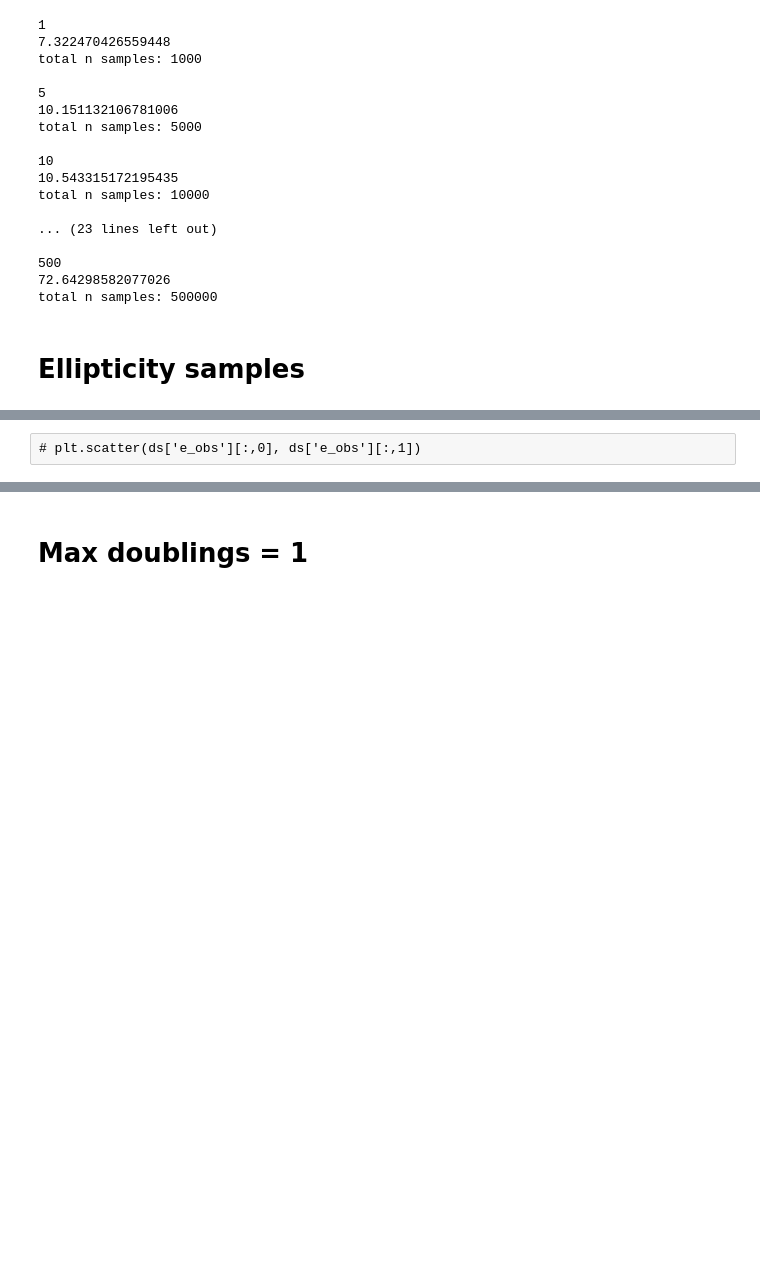
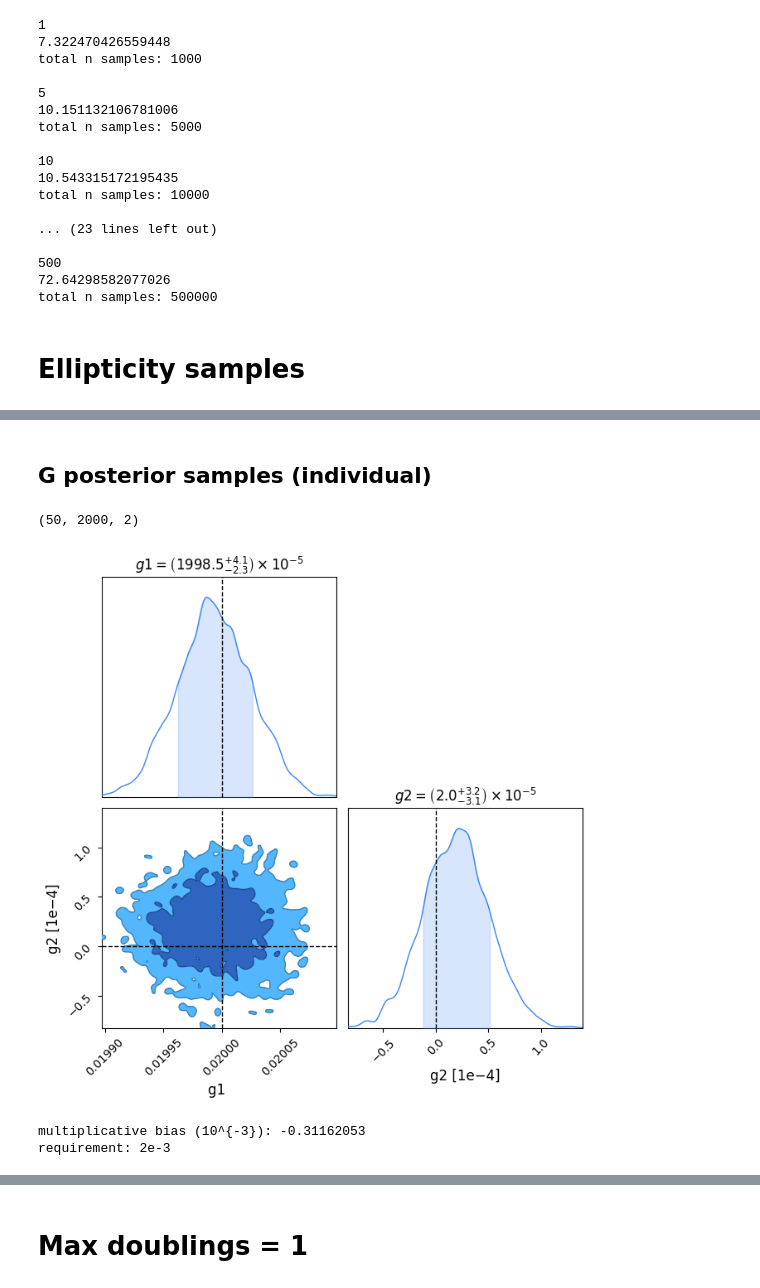
Before and after one commit to LSSTDESC/BPD, a Jupyter notebook: notebooks/summary-results1.ipynb, the cells around one changed output, grey strips where cells are left out. Saved outputs shown, nothing was run; the diff lists cells and outputs as text; code cells hidden in the pictures; blank space fills up the shorter version.

```diff
--- a/notebooks/summary-results1.ipynb
+++ b/notebooks/summary-results1.ipynb
@@ -331,2 +340,2 @@ array([0.02034446, 0.02028667, 0.0204868 , 0.02034175, 0.02041131,
-# %% [raw]
-# plt.scatter(ds['e_obs'][:,0], ds['e_obs'][:,1])
+# %% [markdown]
+## G posterior samples (individual)
@@ -333 +344,19 @@ array([0.02034446, 0.02028667, 0.0204868 , 0.02034175, 0.02041131,
+# %%
+g_samples.shape
+# %% [output]
+(50, 2000, 2)
+# %%
+g_dict = {'g1':g_samples[2,:,0], 'g2':g_samples[2,:, 1]}
+_ = get_contour_plot([g_dict], ['post1'], {'g1':0.02, 'g2':0.0})
+# %% [output]
+[figure, added]
+# %%
+# multiplicative bias
+g1_best = g_samples[2,:, 0].mean()
+m = (g1_best - 0.02) / 0.02
+print('multiplicative bias (10^{-3}):', m*10**3)
+print('requirement: 2e-3')
+# %% [output]
+multiplicative bias (10^{-3}): -0.31162053
+requirement: 2e-3
 # %% [markdown]
```
Also changed, not shown: parts of 21 cells of this notebook.
